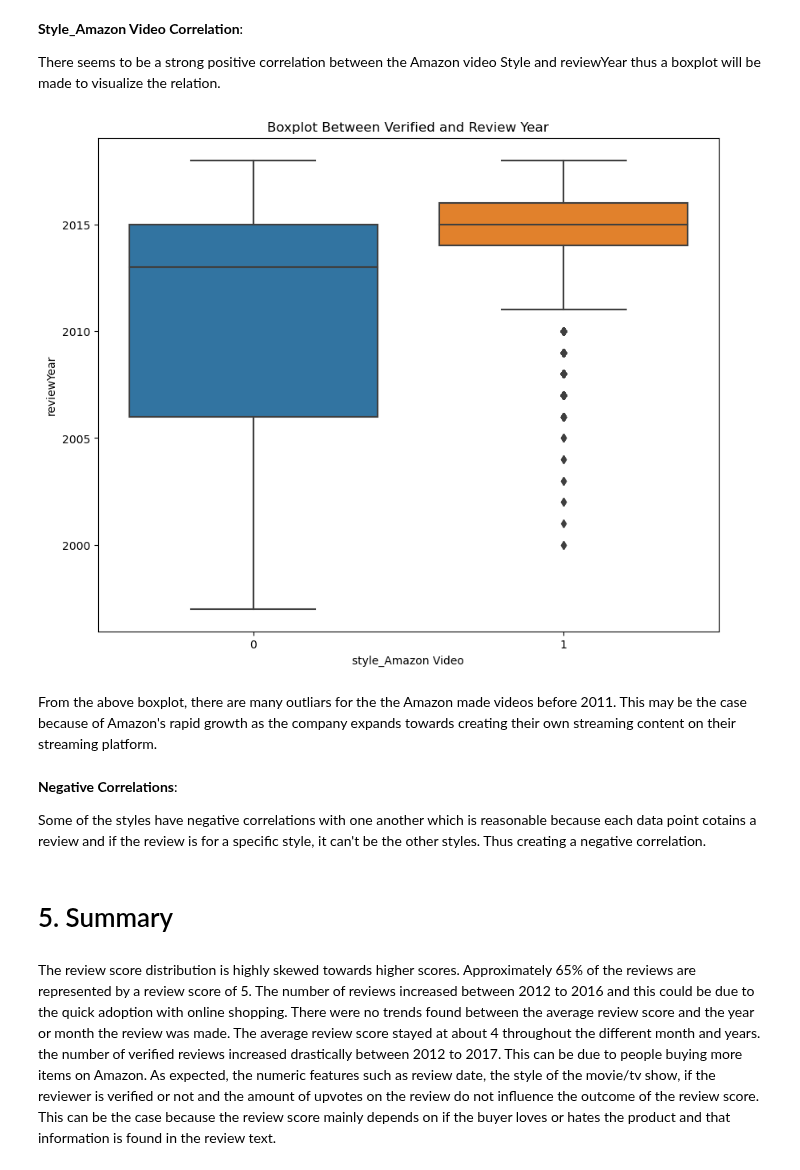
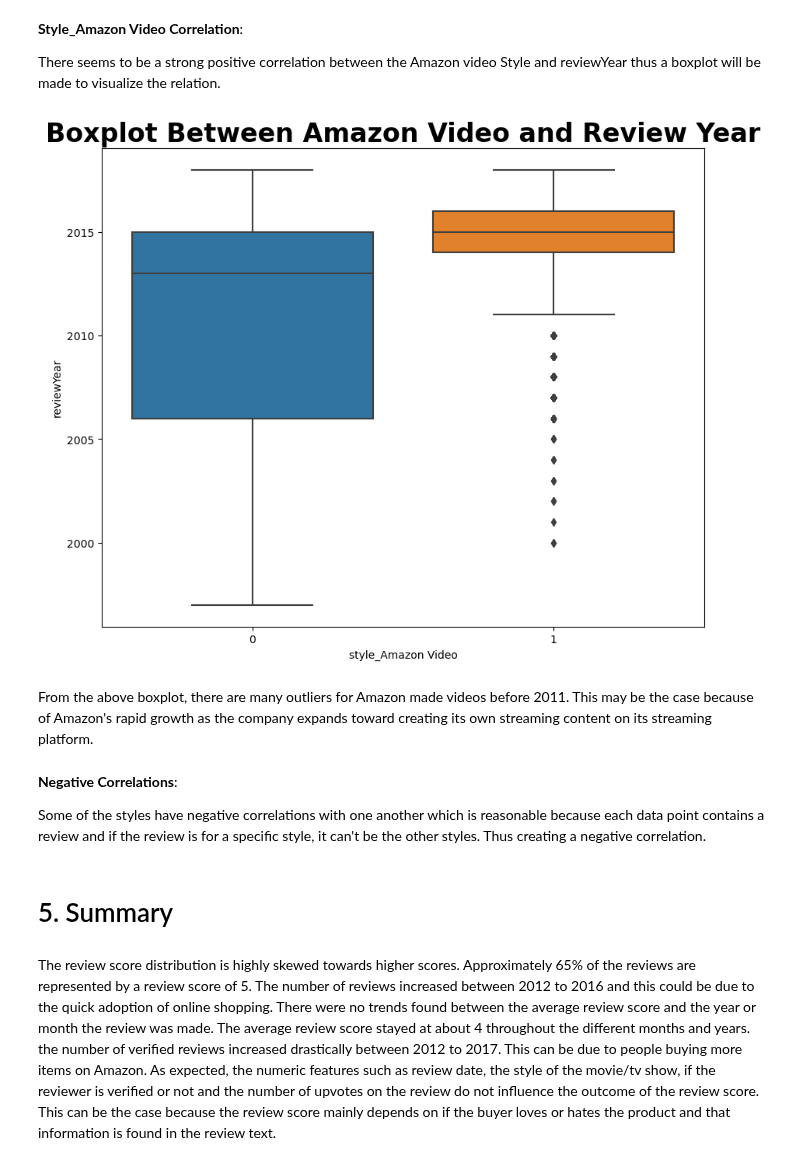
Before and after one commit to JTruong3/Amazon-Product-Recommender, a Jupyter notebook: 1a_Preprocessing_and_EDA.ipynb, the cells around one changed output. Cells and saved outputs as stored; diff of their text form; code cells hidden in the pictures.

```diff
--- a/1a_Preprocessing_and_EDA.ipynb
+++ b/1a_Preprocessing_and_EDA.ipynb
@@ -1212,24 +1181,23 @@ There seems to be a strong positive correlation between the Amazon video Style a
 # %%
 plt.figure(figsize =(10,8))
 
 # Create the boxplot
 sns.boxplot(data = clean_df, x ='style_Amazon Video',y = 'reviewYear')
 
 # Plot labels and settings
-plt.title('Boxplot Between Verified and Review Year', fontweight = 'bold', fontsize = 24)
-plt.xlabel(fontsize = 20)
-plt.ylabel(fontsize = 20)
+plt.title('Boxplot Between Amazon Video and Review Year', fontweight = 'bold', fontsize = 24)
+
 
 plt.show()
 # %% [output]
-[figure, old version]
+[figure, new version]
 # %% [markdown]
-From the above boxplot, there are many outliars for the the Amazon made videos before 2011. This may be the case because of Amazon's rapid growth as the company expands towards creating their own streaming content on their streaming platform.
+From the above boxplot, there are many outliers for Amazon made videos before 2011. This may be the case because of Amazon's rapid growth as the company expands toward creating its own streaming content on its streaming platform.
 # %% [markdown]
 **Negative Correlations**:
 
-Some of the styles have negative correlations with one another which is reasonable because each data point cotains a review and if the review is for a specific style, it can't be the other styles. Thus creating a negative correlation.
+Some of the styles have negative correlations with one another which is reasonable because each data point contains a review and if the review is for a specific style, it can't be the other styles. Thus creating a negative correlation.
 # %% [markdown]
 # 5. Summary<a class ='anchor' id='5summary'></a>
 # %% [markdown]
-The review score distribution is highly skewed towards higher scores. Approximately 65% of the reviews are represented by a review score of 5. The number of reviews increased between 2012 to 2016 and this could be due to the quick adoption with online shopping. There were no trends found between the average review score and the year or month the review was made. The average review score stayed at about 4 throughout the different month and years. the number of verified reviews increased drastically between 2012 to 2017. This can be due to people buying more items on Amazon. As expected, the numeric features such as review date, the style of the movie/tv show, if the reviewer is verified or not and the amount of upvotes on the review do not influence the outcome of the review score. This can be the case because the review score mainly depends on if the buyer loves or hates the product and that information is found in the review text.
+The review score distribution is highly skewed towards higher scores. Approximately 65% of the reviews are represented by a review score of 5. The number of reviews increased between 2012 to 2016 and this could be due to the quick adoption of online shopping. There were no trends found between the average review score and the year or month the review was made. The average review score stayed at about 4 throughout the different months and years. the number of verified reviews increased drastically between 2012 to 2017. This can be due to people buying more items on Amazon. As expected, the numeric features such as review date, the style of the movie/tv show, if the reviewer is verified or not and the number of upvotes on the review do not influence the outcome of the review score. This can be the case because the review score mainly depends on if the buyer loves or hates the product and that information is found in the review text.
```
Also changed, not shown: parts of 39 cells of this notebook, 5 other files.
